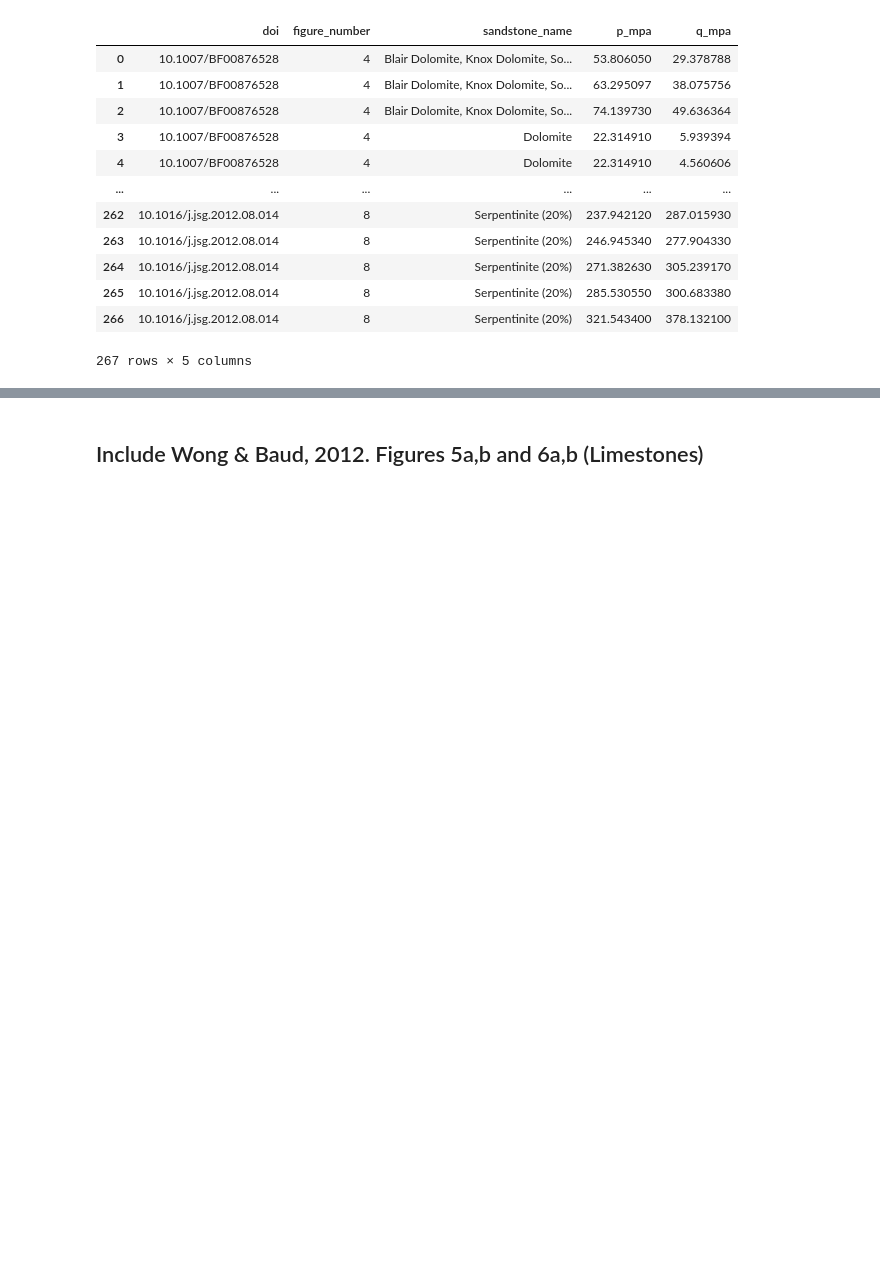
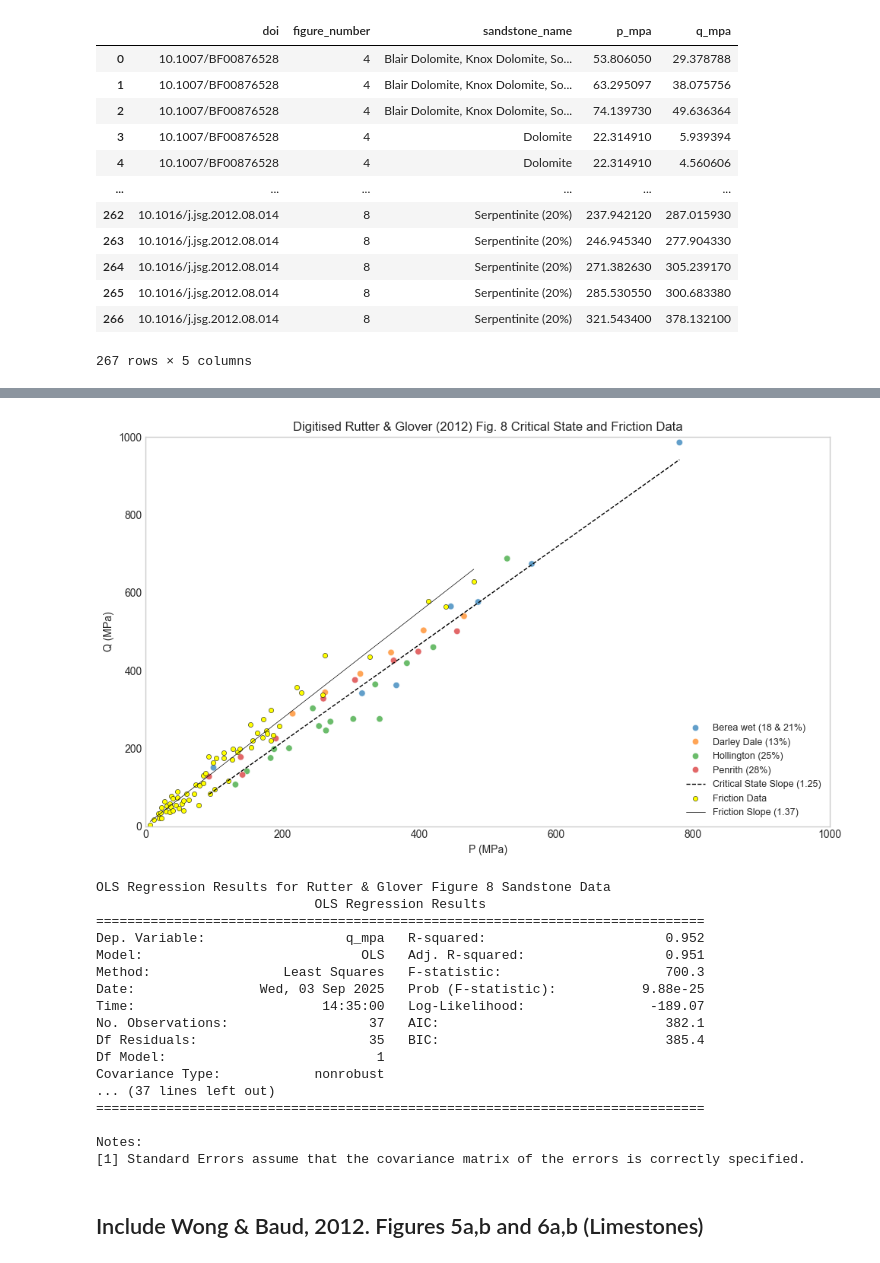
Before and after one commit to sa-diq/rock-strength, a Jupyter notebook: statistical_analysis.ipynb, the cells around one changed output, grey strips where cells are left out. Saved outputs shown, nothing was run; the diff lists cells and outputs as text; code cells hidden in the pictures; blank space fills up the shorter version.

```diff
--- a/statistical_analysis.ipynb
+++ b/statistical_analysis.ipynb
@@ -85,8 +67,0 @@ plt.show()
-# %%
-# OLS Regression
-X = rut_glov_fig8['p_mpa']
-y = rut_glov_fig8['q_mpa']
-X = sm.add_constant(X)  # Adds a constant term to the predictor
-model = sm.OLS(y, X).fit()
-print(f"OLS Regression Results for Rutter and Glover Figure 8 Sandstone Data \n")
-print(model.summary())
@@ -127,8 +67,0 @@ plt.show()
-# %%
-# OLS for friction data
-friction_X = friction_data['p_mpa']
-friction_y = friction_data['q_mpa']
-friction_X = sm.add_constant(friction_X)  # Adds a constant term to the predictor
-friction_model = sm.OLS(friction_y, friction_X).fit()
-print(f"OLS Regression Results for Rutter and Glover 2012 Friction Data \n")
-print(friction_model.summary())
@@ -167,3 +70,67 @@ Notes:
+# %%
+# --- Sandstone regression ---
+X = sm.add_constant(rut_glov_fig8['p_mpa'])
+y = rut_glov_fig8['q_mpa']
+model = sm.OLS(y, X).fit()
+slope_sandstone = model.params['p_mpa']
+
+# --- Friction regression ---
+friction_X = sm.add_constant(friction_data['p_mpa'])
+friction_y = friction_data['q_mpa']
+friction_model = sm.OLS(friction_y, friction_X).fit()
+slope_friction = friction_model.params['p_mpa']
+
+# --- Combined plot ---
+plt.figure(figsize=(10, 6))
+
+# Sandstone data + regression
+sns.scatterplot(data=rut_glov_fig8, x='p_mpa', y='q_mpa', hue='sandstone_name', alpha=0.7)
+sns.regplot(data=rut_glov_fig8, x='p_mpa', y='q_mpa', scatter=False,
+            color='black', ci=None, line_kws={'linewidth': 1.0, 'linestyle': '--'},
+            label=f"Critical State Slope ({slope_sandstone:.2f})")
+
+# Friction data + regression
+sns.scatterplot(data=friction_data, x='p_mpa', y='q_mpa', color='yellow', s=20, edgecolor='black', label='Friction Data')
+sns.regplot(data=friction_data, x='p_mpa', y='q_mpa', scatter=False,
+            color='black', ci=None, line_kws={'linewidth': 0.5, 'linestyle': '-'},
+            label=f"Friction Slope ({slope_friction:.2f})")
+
+plt.xlabel('P (MPa)', fontsize=10)
+plt.ylabel('Q (MPa)', fontsize=10)
+plt.xlim(0, 1000)
+plt.ylim(0, 1000)
+plt.title('Digitised Rutter & Glover (2012) Fig. 8 Critical State and Friction Data')
+plt.legend(loc='lower right', fontsize=9)
+plt.grid(False)
+
+plt.tight_layout()
+plt.savefig("stats_plots/Rutter_Glover_2012_Fig8_Combined.png", dpi=600, bbox_inches='tight')
+plt.show()
+
+# Print regression summaries
+print("OLS Regression Results for Rutter & Glover Figure 8 Sandstone Data")
+print(model.summary())
+print("\nOLS Regression Results for Rutter & Glover Figure 8 Friction Data")
+print(friction_model.summary())
+# %% [output]
+[figure, added]
+OLS Regression Results for Rutter & Glover Figure 8 Sandstone Data
+                            OLS Regression Results
+==============================================================================
+Dep. Variable:                  q_mpa   R-squared:                       0.952
+Model:                            OLS   Adj. R-squared:                  0.951
+Method:                 Least Squares   F-statistic:                     700.3
+Date:                Wed, 03 Sep 2025   Prob (F-statistic):           9.88e-25
+Time:                        14:35:00   Log-Likelihood:                -189.07
+No. Observations:                  37   AIC:                             382.1
+Df Residuals:                      35   BIC:                             385.4
+Df Model:                           1
+Covariance Type:            nonrobust
+... (37 lines left out)
+==============================================================================
+
+Notes:
+[1] Standard Errors assume that the covariance matrix of the errors is correctly specified.
 # %% [markdown]
 ## Include Wong & Baud, 2012. Figures 5a,b and 6a,b (Limestones)
 # %%
```
Also changed, not shown: parts of 30 cells of this notebook.
